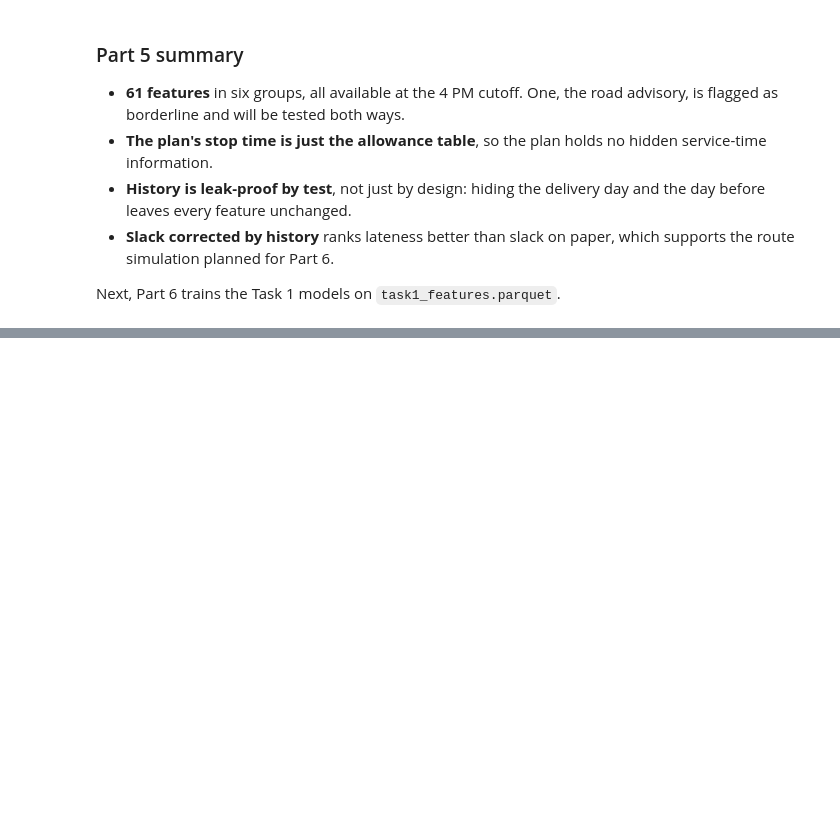
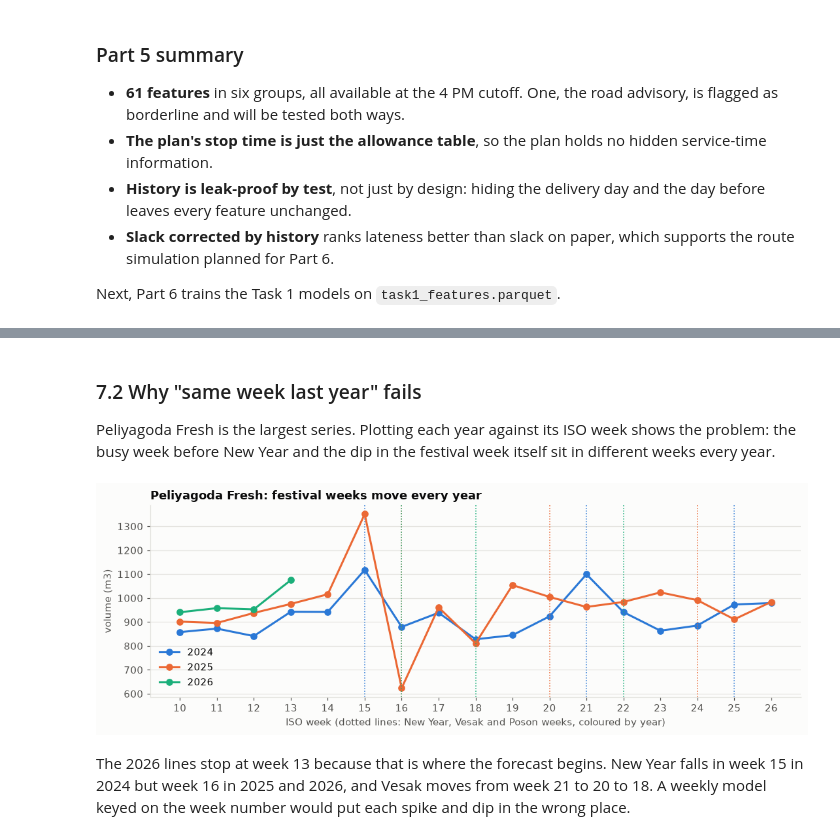
Before and after one commit to sameera-ekanayaka/Xora_Datathon, a Jupyter notebook: Xora_FinalNotebook.ipynb, the cells around one changed output, grey strips where cells are left out. Drawn from its saved outputs; the diff is of its cells as text; code cells hidden in the pictures; blank space fills up the shorter version.

```diff
--- a/Xora_FinalNotebook.ipynb
+++ b/Xora_FinalNotebook.ipynb
@@ -1592,0 +2104,4 @@ Next, Part 6 trains the Task 1 models on `task1_features.parquet`.
+# %%
+orders = load_processed("orders")
+calendar = load_processed("calendar")
+weekly_table = load_processed("weekly_demand")
@@ -1592,0 +2117,16 @@ Next, Part 6 trains the Task 1 models on `task1_features.parquet`.
+# %%
+test_weeks = weekly_table[weekly_table.source == "test inputs"]
+uplift = test_weeks.assign(
+    factor_total=(test_weeks.total_volume_m3_adj / test_weeks.total_volume_m3).fillna(1.0),
+    factor_chilled=(test_weeks.chilled_volume_m3_adj / test_weeks.chilled_volume_m3).fillna(1.0),
+)[["depot", "brand", "iso_year", "iso_week", "factor_total", "factor_chilled"]]
+
+panel = fc.daily_panel(orders, calendar, uplift)
+weekly = fc.to_weeks(panel, ["y"])
+
+# The daily panel must add back up to Part 4's weekly table exactly
+check = weekly.pivot_table(index=["depot", "brand", "iso_year", "iso_week"], columns="measure", values="y").fillna(0)
+ref = weekly_table.set_index(["depot", "brand", "iso_year", "iso_week"])[["total_volume_m3_adj", "chilled_volume_m3_adj"]]
+gap = (check[["total", "chilled"]].to_numpy() - ref.loc[check.index].to_numpy())
+print(f"largest gap against the weekly table: {np.abs(gap).max():.6f} m3")
+panel.groupby(fc.SERIES_KEYS, observed=True).agg(days=("y", "size"), mean_daily_m3=("y", "mean"), last_day=("date", "max"))
@@ -1592,0 +2145,26 @@ Next, Part 6 trains the Task 1 models on `task1_features.parquet`.
+# %% [markdown]
+### 7.2 Why "same week last year" fails
+
+Peliyagoda Fresh is the largest series. Plotting each year against its ISO week shows the problem: the busy week before New Year and the dip in the festival week itself sit in different weeks every year.
+# %%
+pf = weekly[(weekly.depot == "Peliyagoda") & (weekly.brand == "Fresh") & (weekly.measure == "total")]
+fest_weeks = calendar[calendar.festival.isin(["new_year", "vesak", "poson"])][["iso_year", "iso_week", "festival"]]
+
+fig, ax = plt.subplots(figsize=(10, 3.6))
+for (year, g), color in zip(pf.groupby("iso_year"), SERIES):
+    g = g[g.iso_week.between(10, 26)]
+    ax.plot(g.iso_week, g.y, marker="o", markersize=6, color=color, label=str(year))
+    for _, f in fest_weeks[fest_weeks.iso_year == year].iterrows():
+        if 10 <= f.iso_week <= 26:
+            ax.axvline(f.iso_week, color=color, linewidth=1, linestyle=":")
+ax.set_xticks(range(10, 27))
+ax.set_xlabel("ISO week (dotted lines: New Year, Vesak and Poson weeks, coloured by year)")
+ax.set_ylabel("volume (m3)")
+ax.set_title("Peliyagoda Fresh: festival weeks move every year")
+ax.legend(loc="lower left")
+plt.tight_layout()
+plt.show()
+# %% [output]
+[figure, added]
+# %% [markdown]
+The 2026 lines stop at week 13 because that is where the forecast begins. New Year falls in week 15 in 2024 but week 16 in 2025 and 2026, and Vesak moves from week 21 to 20 to 18. A weekly model keyed on the week number would put each spike and dip in the wrong place.
```
Also changed, not shown: parts of 58 cells of this notebook.
